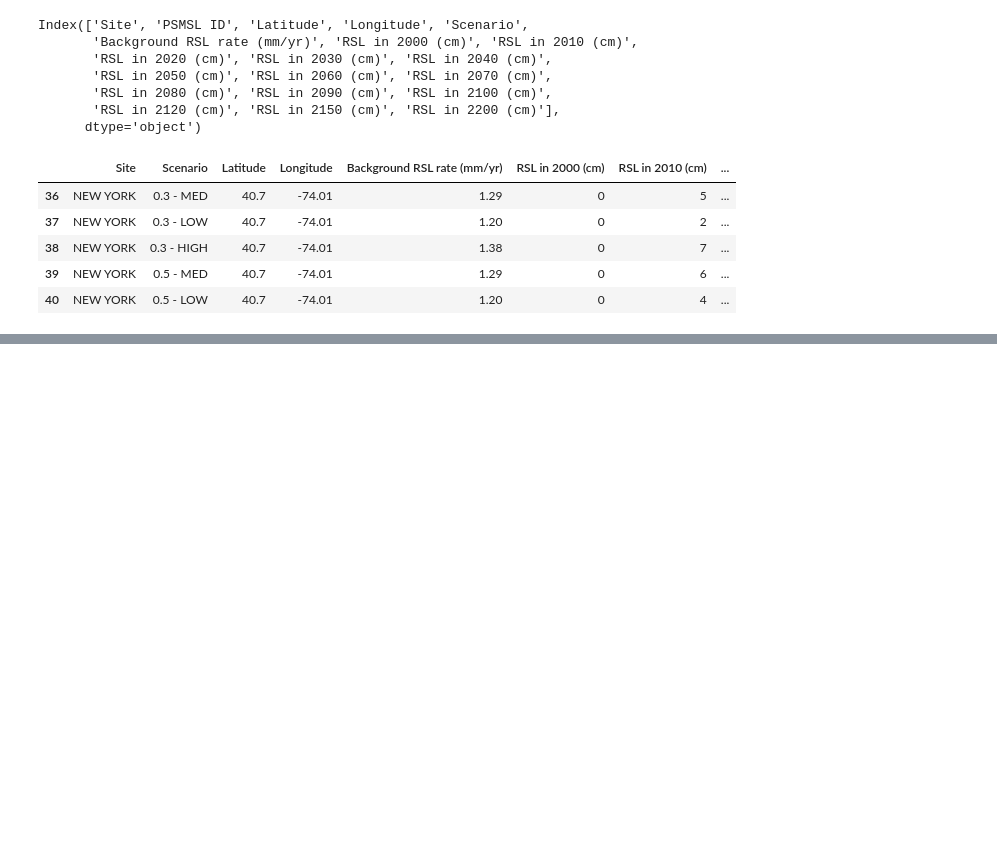
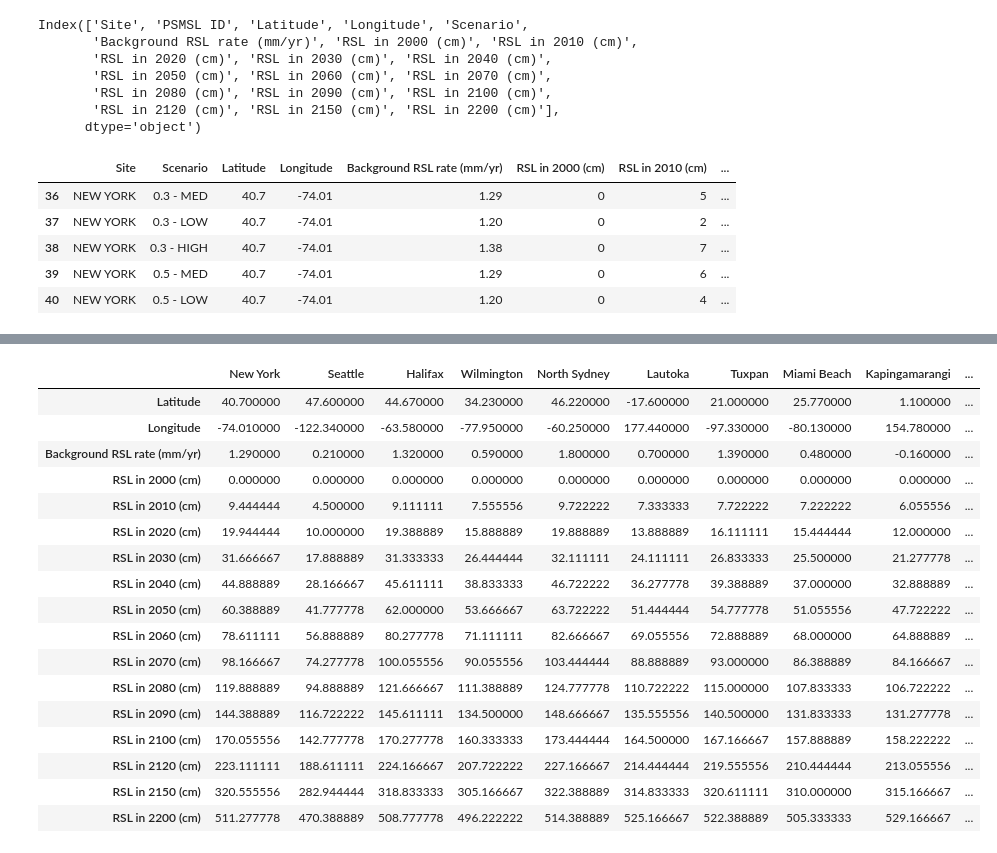
Before and after one commit to jdmandras/Project-3, a Jupyter notebook: Individual Workspaces/Jennifer Alvarez/Jennifer.ipynb, the cells around one changed output, grey strips where cells are left out. Saved outputs shown, nothing was run; the diff lists cells and outputs as text; code cells hidden in the pictures; blank space fills up the shorter version.

Commit message:
global mean slr prediction csv

```diff
--- a/Individual Workspaces/Jennifer Alvarez/Jennifer.ipynb
+++ b/Individual Workspaces/Jennifer Alvarez/Jennifer.ipynb
@@ -142,0 +140,100 @@ Box(children=(HTML(value='<div id="ifr-pyg-0" style="height: auto">\n    <head>\
+# %%
+# Rows for which you want to calculate the average
+
+# 1. NEW YORK
+newyork_rows = select_cities_preddf.iloc[0:18]
+# newyork_rows
+newyork_meandata = newyork_rows.mean()
+# newyork_meandata
+
+# 2. HALIFAX
+halifax_rows = select_cities_preddf.iloc[18:36]
+# halifax_rows
+halifax_meandata = halifax_rows.mean()
+# halifax_meandata
+
+# 3. SEATTLE
+seattle_rows = select_cities_preddf.iloc[36:54]
+# seattle_rows
+seattle_meandata = seattle_rows.mean()
+# seattle_meandata
+
+# 4. MIAMI BEACH
+miamibeach_rows = select_cities_preddf.iloc[54:72]
+# miamibeach_rows
+miamibeach_meandata = miamibeach_rows.mean()
+# miamibeach_meandata
+
+# 5. WILMINGTON
+wilmington_rows = select_cities_preddf.iloc[72:90]
+# wilmington_rows
+wilmington_meandata = wilmington_rows.mean()
+# wilmington_meandata
+
+# 6. YAKUTAT
+yakutat_rows = select_cities_preddf.iloc[90:108]
+# yakutat_rows
+yakutat_meandata = yakutat_rows.mean()
+# yakutat_meandata
+
+# 7. TUXPAN
+tuxpan_rows = select_cities_preddf.iloc[108:126]
+# tuxpan_rows
+tuxpan_meandata = tuxpan_rows.mean()
+# tuxpan_meandata
+
+# 8. NORTH SYDNEY
+northsydney_rows = select_cities_preddf.iloc[126:144]
+# northsydney_rows
+northsydney_meandata = northsydney_rows.mean()
+# northsydney_meandata
+
+# 9. KAPINGAMARANGI
+kapingamarangi_rows = select_cities_preddf.iloc[144:162]
+# kapingamarangi_rows
+kapingamarangi_meandata = kapingamarangi_rows.mean()
+# kapingamarangi_meandata
+
+# 10. LAUTOKA
+lautoka_rows = select_cities_preddf.iloc[162:180]
+# lautoka_rows
+lautoka_meandata = lautoka_rows.mean()
+# lautoka_meandata
+# type(lautoka_meandata)
+
+
+# create a df using all the averages for the cities
+tencities_slr_dict = {
+    'New York': newyork_meandata,
+    'Seattle': seattle_meandata,
+    'Halifax': halifax_meandata,
+    'Wilmington': wilmington_meandata,
+    'North Sydney': northsydney_meandata,
+    'Lautoka': lautoka_meandata,
+    'Tuxpan': tuxpan_meandata,
+    'Miami Beach': miamibeach_meandata,
+    'Kapingamarangi': kapingamarangi_meandata,
+    'Yakutat': yakutat_meandata
+}
+
+tencities_meanslr = pd.DataFrame(tencities_slr_dict)
+tencities_meanslr
+# %% [output]
+|  | New York | Seattle | Halifax | Wilmington | North Sydney | Lautoka | Tuxpan | Miami Beach | Kapingamarangi | ... |
+| Latitude | 40.700000 | 47.600000 | 44.670000 | 34.230000 | 46.220000 | -17.600000 | 21.000000 | 25.770000 | 1.100000 | ... |
+| Longitude | -74.010000 | -122.340000 | -63.580000 | -77.950000 | -60.250000 | 177.440000 | -97.330000 | -80.130000 | 154.780000 | ... |
+| Background RSL rate (mm/yr) | 1.290000 | 0.210000 | 1.320000 | 0.590000 | 1.800000 | 0.700000 | 1.390000 | 0.480000 | -0.160000 | ... |
+| RSL in 2000 (cm) | 0.000000 | 0.000000 | 0.000000 | 0.000000 | 0.000000 | 0.000000 | 0.000000 | 0.000000 | 0.000000 | ... |
+| RSL in 2010 (cm) | 9.444444 | 4.500000 | 9.111111 | 7.555556 | 9.722222 | 7.333333 | 7.722222 | 7.222222 | 6.055556 | ... |
+| RSL in 2020 (cm) | 19.944444 | 10.000000 | 19.388889 | 15.888889 | 19.888889 | 13.888889 | 16.111111 | 15.444444 | 12.000000 | ... |
+| RSL in 2030 (cm) | 31.666667 | 17.888889 | 31.333333 | 26.444444 | 32.111111 | 24.111111 | 26.833333 | 25.500000 | 21.277778 | ... |
+| RSL in 2040 (cm) | 44.888889 | 28.166667 | 45.611111 | 38.833333 | 46.722222 | 36.277778 | 39.388889 | 37.000000 | 32.888889 | ... |
+| RSL in 2050 (cm) | 60.388889 | 41.777778 | 62.000000 | 53.666667 | 63.722222 | 51.444444 | 54.777778 | 51.055556 | 47.722222 | ... |
+| RSL in 2060 (cm) | 78.611111 | 56.888889 | 80.277778 | 71.111111 | 82.666667 | 69.055556 | 72.888889 | 68.000000 | 64.888889 | ... |
+| RSL in 2070 (cm) | 98.166667 | 74.277778 | 100.055556 | 90.055556 | 103.444444 | 88.888889 | 93.000000 | 86.388889 | 84.166667 | ... |
+| RSL in 2080 (cm) | 119.888889 | 94.888889 | 121.666667 | 111.388889 | 124.777778 | 110.722222 | 115.000000 | 107.833333 | 106.722222 | ... |
+| RSL in 2090 (cm) | 144.388889 | 116.722222 | 145.611111 | 134.500000 | 148.666667 | 135.555556 | 140.500000 | 131.833333 | 131.277778 | ... |
+| RSL in 2100 (cm) | 170.055556 | 142.777778 | 170.277778 | 160.333333 | 173.444444 | 164.500000 | 167.166667 | 157.888889 | 158.222222 | ... |
+| RSL in 2120 (cm) | 223.111111 | 188.611111 | 224.166667 | 207.722222 | 227.166667 | 214.444444 | 219.555556 | 210.444444 | 213.055556 | ... |
+| RSL in 2150 (cm) | 320.555556 | 282.944444 | 318.833333 | 305.166667 | 322.388889 | 314.833333 | 320.611111 | 310.000000 | 315.166667 | ... |
+| RSL in 2200 (cm) | 511.277778 | 470.388889 | 508.777778 | 496.222222 | 514.388889 | 525.166667 | 522.388889 | 505.333333 | 529.166667 | ... |
```
Also changed, not shown: parts of 4 cells of this notebook, 1 other file.
